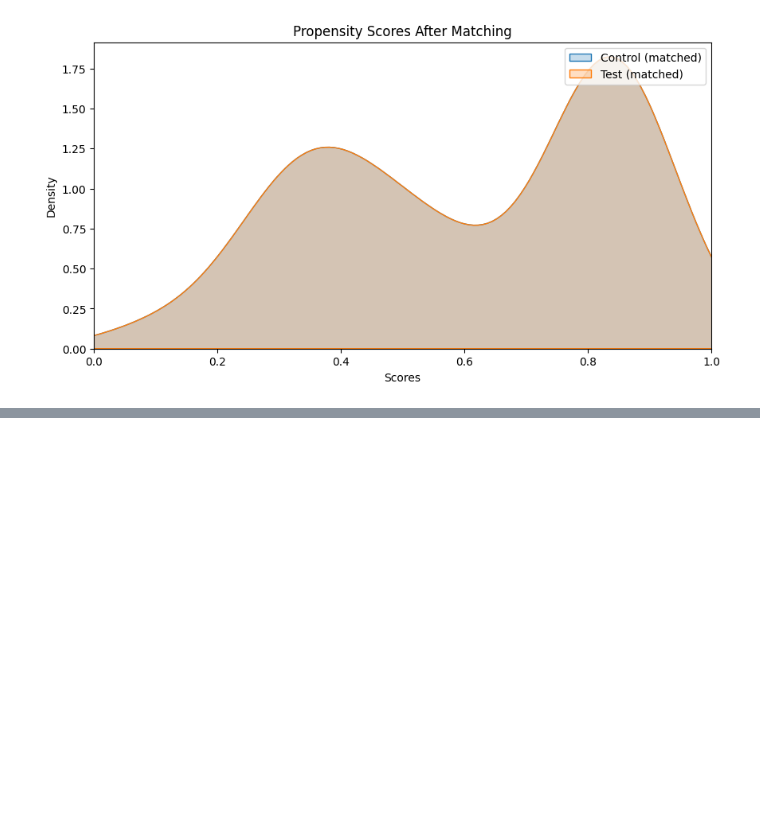
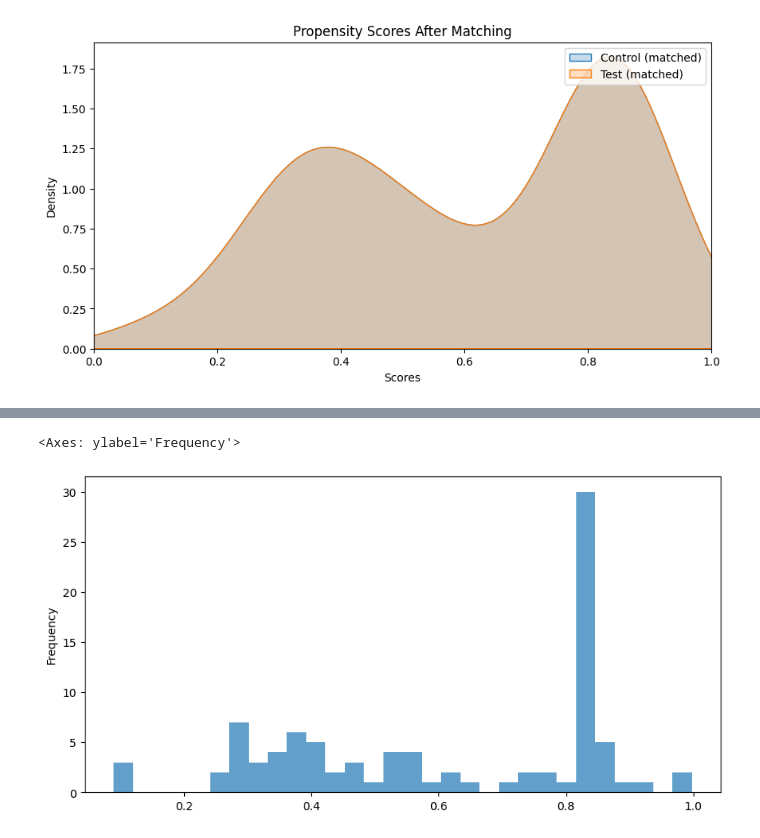
Before and after one commit to ldmnch/thesis_mds_2026, a Jupyter notebook: laias_thesis_scripts/02_probability_weighting.ipynb, the cells around one changed output, grey strips where cells are left out. Drawn from its saved outputs; the diff is of its cells as text; code cells hidden in the pictures; blank space fills up the shorter version.

Commit message:
updates with propensity score match

```diff
--- a/laias_thesis_scripts/probability_weighting.ipynb
+++ b/laias_thesis_scripts/02_probability_weighting.ipynb
@@ -108,4 +108,5 @@ m.plot_matched_scores()
 # get matched data
 matched_data = m.matched_data
 # %%
-matched_data
+# drop treated == 1
+matched_control = matched_data[matched_data['treated'] == 0]
@@ -125,0 +113,5 @@ matched_data
+# %%
+matched_control["scores"].plot.hist(bins=30, alpha=0.7, label='Control (Matched)')
+# %% [output]
+<Axes: ylabel='Frequency'>
+[figure, added]
```
Also changed, not shown: parts of 8 cells of this notebook, 8 other files.
